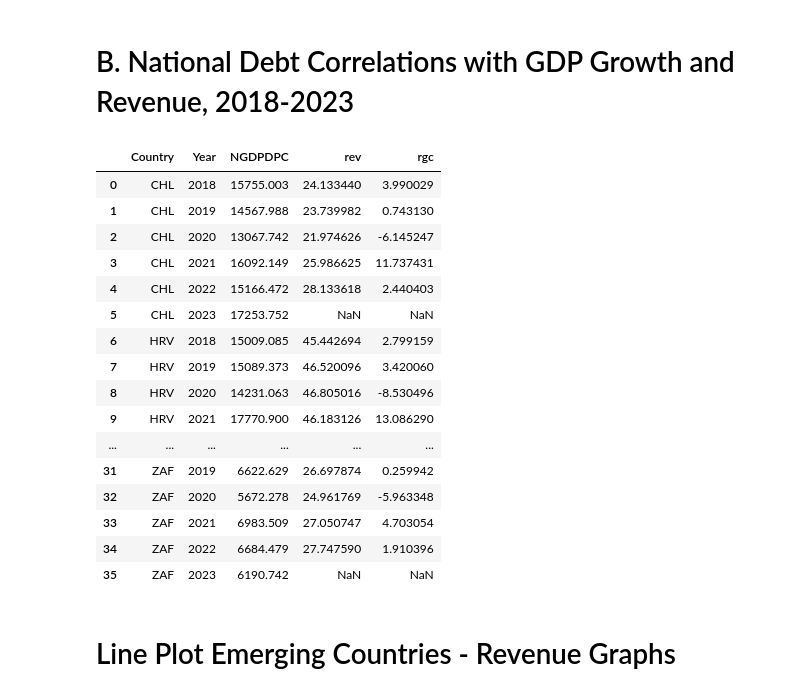
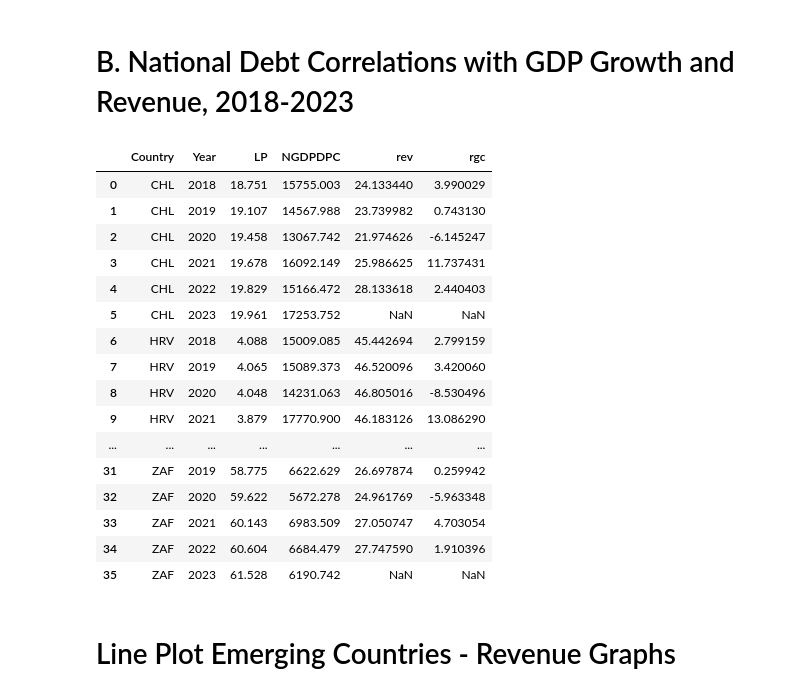
Before and after one commit to eaccooper5/project_1, a Jupyter notebook: TEST1.ipynb, the cells around one changed output. Cells and saved outputs as stored; diff of their text form; code cells hidden in the pictures.

```diff
--- a/TEST1.ipynb
+++ b/TEST1.ipynb
@@ -336,28 +336,28 @@ plt.show()
 # %%
 #pulling specific columns from both data frames
 selected_adv_df = pd.DataFrame()
 selected_emer_df = pd.DataFrame()
-selected_adv_df = advanced_df.iloc[:,[0, 1, 7, 8, 11]]
-selected_emer_df = emerging_df.iloc[:,[0, 1, 7, 8, 11]] #select which indicator via the column number starting at 0 for Country
+selected_adv_df = advanced_df.iloc[:,[0, 1, 2, 7, 8, 11]]
+selected_emer_df = emerging_df.iloc[:,[0, 1, 2, 7, 8, 11]] #select which indicator via the column number starting at 0 for Country
 selected_emer_df
 # %% [output]
-|  | Country | Year | NGDPDPC | rev | rgc |
-| 0 | CHL | 2018 | 15755.003 | 24.133440 | 3.990029 |
-| 1 | CHL | 2019 | 14567.988 | 23.739982 | 0.743130 |
-| 2 | CHL | 2020 | 13067.742 | 21.974626 | -6.145247 |
-| 3 | CHL | 2021 | 16092.149 | 25.986625 | 11.737431 |
-| 4 | CHL | 2022 | 15166.472 | 28.133618 | 2.440403 |
-| 5 | CHL | 2023 | 17253.752 | NaN | NaN |
-| 6 | HRV | 2018 | 15009.085 | 45.442694 | 2.799159 |
-| 7 | HRV | 2019 | 15089.373 | 46.520096 | 3.420060 |
-| 8 | HRV | 2020 | 14231.063 | 46.805016 | -8.530496 |
-| 9 | HRV | 2021 | 17770.900 | 46.183126 | 13.086290 |
-| ... | ... | ... | ... | ... | ... |
-| 31 | ZAF | 2019 | 6622.629 | 26.697874 | 0.259942 |
-| 32 | ZAF | 2020 | 5672.278 | 24.961769 | -5.963348 |
-| 33 | ZAF | 2021 | 6983.509 | 27.050747 | 4.703054 |
-| 34 | ZAF | 2022 | 6684.479 | 27.747590 | 1.910396 |
-| 35 | ZAF | 2023 | 6190.742 | NaN | NaN |
+|  | Country | Year | LP | NGDPDPC | rev | rgc |
+| 0 | CHL | 2018 | 18.751 | 15755.003 | 24.133440 | 3.990029 |
+| 1 | CHL | 2019 | 19.107 | 14567.988 | 23.739982 | 0.743130 |
+| 2 | CHL | 2020 | 19.458 | 13067.742 | 21.974626 | -6.145247 |
+| 3 | CHL | 2021 | 19.678 | 16092.149 | 25.986625 | 11.737431 |
+| 4 | CHL | 2022 | 19.829 | 15166.472 | 28.133618 | 2.440403 |
+| 5 | CHL | 2023 | 19.961 | 17253.752 | NaN | NaN |
+| 6 | HRV | 2018 | 4.088 | 15009.085 | 45.442694 | 2.799159 |
+| 7 | HRV | 2019 | 4.065 | 15089.373 | 46.520096 | 3.420060 |
+| 8 | HRV | 2020 | 4.048 | 14231.063 | 46.805016 | -8.530496 |
+| 9 | HRV | 2021 | 3.879 | 17770.900 | 46.183126 | 13.086290 |
+| ... | ... | ... | ... | ... | ... | ... |
+| 31 | ZAF | 2019 | 58.775 | 6622.629 | 26.697874 | 0.259942 |
+| 32 | ZAF | 2020 | 59.622 | 5672.278 | 24.961769 | -5.963348 |
+| 33 | ZAF | 2021 | 60.143 | 6983.509 | 27.050747 | 4.703054 |
+| 34 | ZAF | 2022 | 60.604 | 6684.479 | 27.747590 | 1.910396 |
+| 35 | ZAF | 2023 | 61.528 | 6190.742 | NaN | NaN |
 # %% [markdown]
 # Line Plot Emerging Countries - Revenue Graphs
 # %%
```
Also changed, not shown: parts of 6 cells of this notebook.
